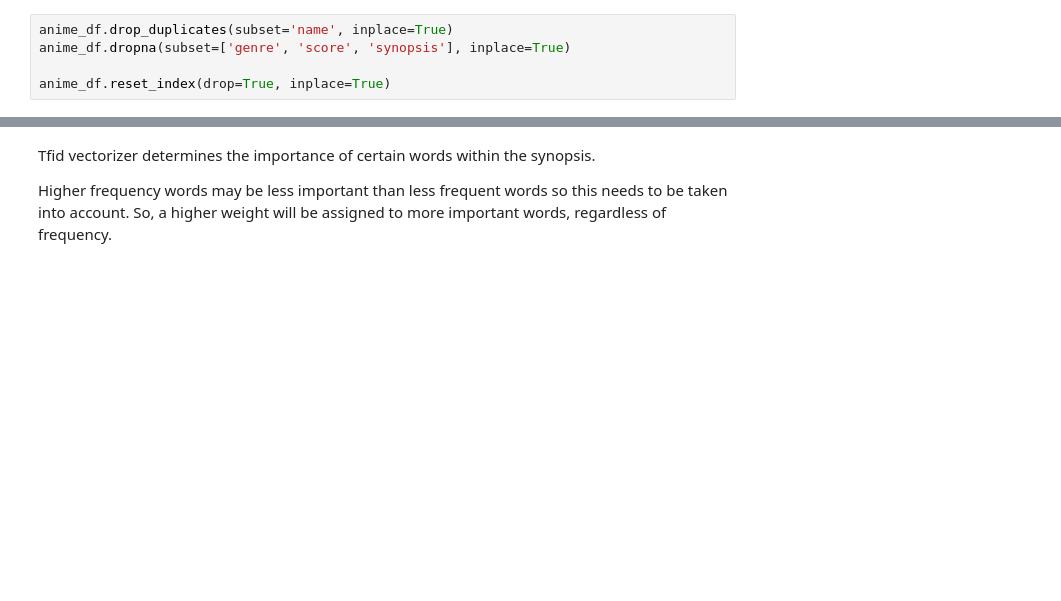
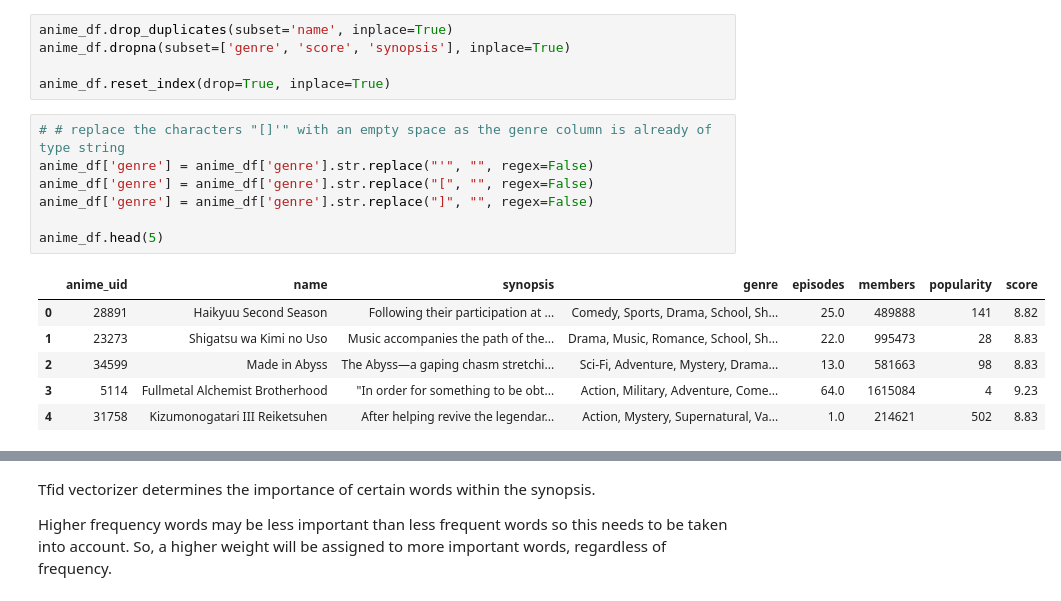
Before and after one commit to Haaris-Syed/AnimeRecommender, a Jupyter notebook: AnimeDataset-Preprocessing.ipynb, the cells around one changed output, grey strips where cells are left out. Saved outputs shown, nothing was run; the diff lists cells and outputs as text; blank space fills up the shorter version.

Commit message:
contains genre string function if i want to include it later

```diff
--- a/AnimeDataset-Preprocessing.ipynb
+++ b/AnimeDataset-Preprocessing.ipynb
@@ -65,3 +66,17 @@ anime_df.drop_duplicates(subset='name', inplace=True)
 anime_df.dropna(subset=['genre', 'score', 'synopsis'], inplace=True)
 
 anime_df.reset_index(drop=True, inplace=True)
+# %%
+# # replace the characters "[]'" with an empty space as the genre column is already of type string
+anime_df['genre'] = anime_df['genre'].str.replace("'", "", regex=False)
+anime_df['genre'] = anime_df['genre'].str.replace("[", "", regex=False)
+anime_df['genre'] = anime_df['genre'].str.replace("]", "", regex=False)
+
+anime_df.head(5)
+# %% [output]
+|  | anime_uid | name | synopsis | genre | episodes | members | popularity | score |
+| 0 | 28891 | Haikyuu Second Season | Following their participation at ... | Comedy, Sports, Drama, School, Sh... | 25.0 | 489888 | 141 | 8.82 |
+| 1 | 23273 | Shigatsu wa Kimi no Uso | Music accompanies the path of the... | Drama, Music, Romance, School, Sh... | 22.0 | 995473 | 28 | 8.83 |
+| 2 | 34599 | Made in Abyss | The Abyss—a gaping chasm stretchi... | Sci-Fi, Adventure, Mystery, Drama... | 13.0 | 581663 | 98 | 8.83 |
+| 3 | 5114 | Fullmetal Alchemist Brotherhood | "In order for something to be obt... | Action, Military, Adventure, Come... | 64.0 | 1615084 | 4 | 9.23 |
+| 4 | 31758 | Kizumonogatari III Reiketsuhen | After helping revive the legendar... | Action, Mystery, Supernatural, Va... | 1.0 | 214621 | 502 | 8.83 |
```
Also changed, not shown: parts of 12 cells of this notebook.
